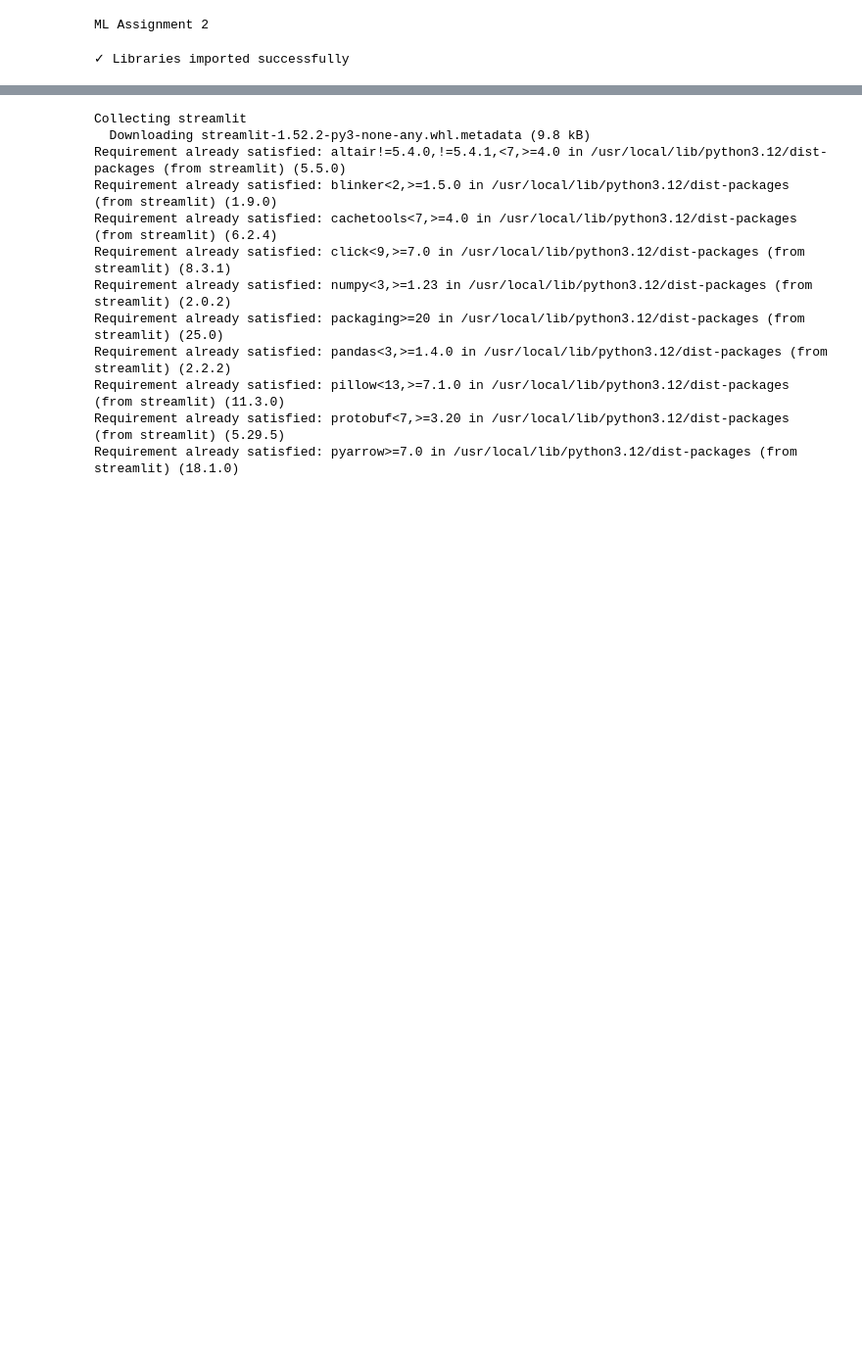
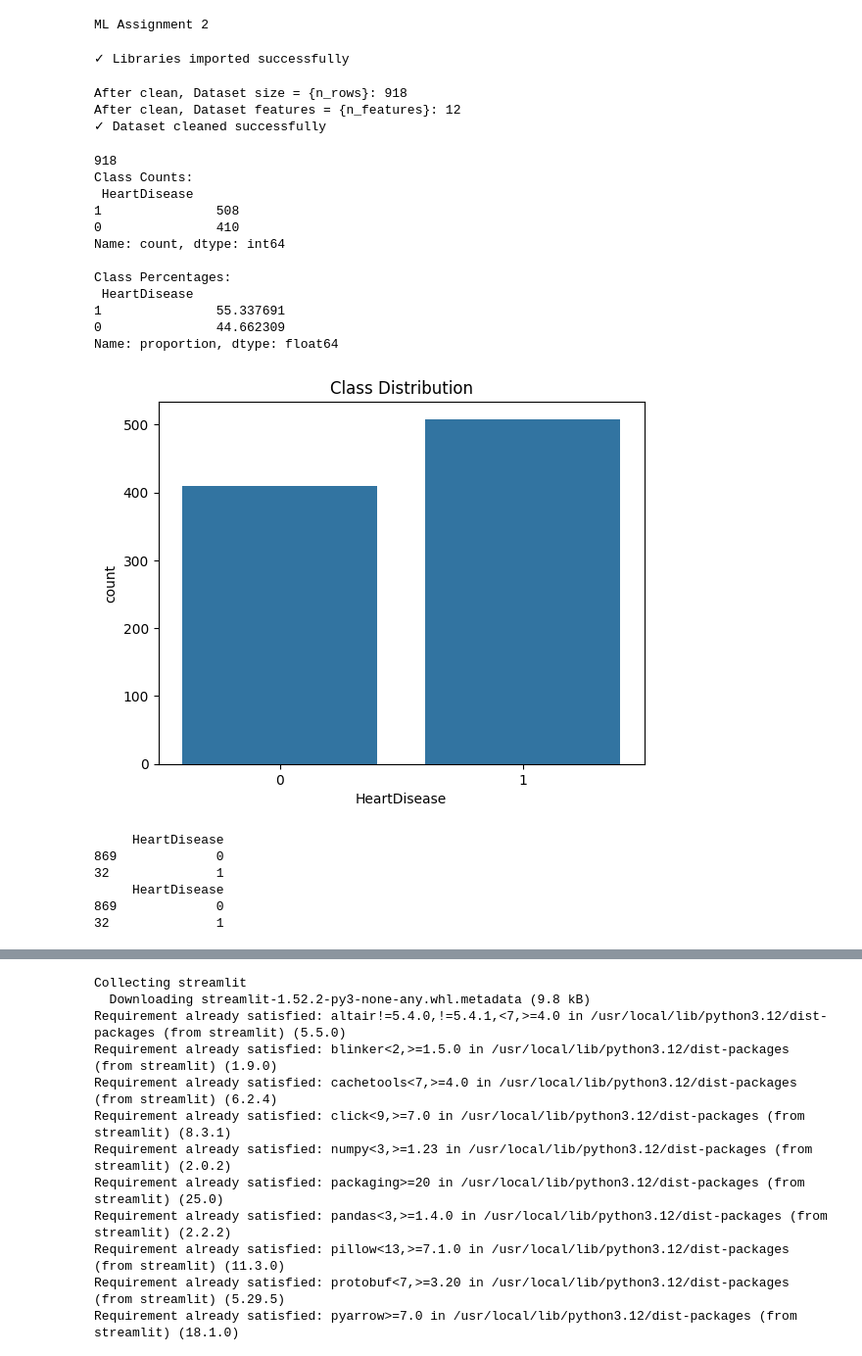
Before and after one commit to 2025ab05031/Sem1_ML_Assignment2, a Jupyter notebook: 2025ab05031_assignment.ipynb, the cells around one changed output, grey strips where cells are left out. Shown at 98% size. Saved outputs shown, nothing was run; the diff lists cells and outputs as text; code cells hidden in the pictures; blank space fills up the shorter version.

```diff
--- a/2025ab05031_assignment.ipynb
+++ b/2025ab05031_assignment.ipynb
@@ -27,7 +27,7 @@ print('✓ Libraries imported successfully')
 # %%
 # TODO: Load your dataset
 # Example: data = pd.read_csv('your_dataset.csv')
-df_stroke_prediction_dataset = pd.read_csv('/content/healthcare-dataset-stroke-data.csv')
+df_stroke_prediction_dataset = pd.read_csv('/content/heart.csv')
 
 # print("Dataset size = {n_rows}:", df_stroke_prediction_dataset.shape[0])      # most common
 # print("Dataset features = {n_features}:", df_stroke_prediction_dataset.shape[1])
@@ -41,6 +41,11 @@ df_stroke_prediction_dataset = df_stroke_prediction_dataset.fillna(0)
 # print("Any NaN:", df_stroke_prediction_dataset.isna().values.any())
 # print(df_stroke_prediction_dataset.describe())
 
-# print("After clean, Dataset size = {n_rows}:", df_stroke_prediction_dataset.shape[0])      # most common
-# print("After clean, Dataset features = {n_features}:", df_stroke_prediction_dataset.shape[1])
-# print("✓ Dataset cleaned successfully")
+print("After clean, Dataset size = {n_rows}:", df_stroke_prediction_dataset.shape[0])      # most common
+print("After clean, Dataset features = {n_features}:", df_stroke_prediction_dataset.shape[1])
+
+print("✓ Dataset cleaned successfully")
+# %% [output]
+After clean, Dataset size = {n_rows}: 918
+After clean, Dataset features = {n_features}: 12
+✓ Dataset cleaned successfully
@@ -47,19 +56,51 @@ df_stroke_prediction_dataset = df_stroke_prediction_dataset.fillna(0)
 # %%
 # TODO: Preprocess your data
 # 1. Separate features (X) and target (y)
 # 2. Handle missing values if any
 # 3. Encode categorical variables
 all_feature_column_names = df_stroke_prediction_dataset.columns
-target_column_names = ['stroke'] # 1 or 0
-drop_columns = ['stroke', 'gender', 'ever_married', 'work_type', 'Residence_type', 'smoking_status']
+target_column_names = ['HeartDisease'] # 1 or 0
+drop_columns = ['Age', 'Sex', 'ChestPainType', 'RestingBP', 'Cholesterol',
+                'FastingBS', 'RestingECG','MaxHR', 'ExerciseAngina',
+                'Oldpeak', 'ST_Slope' ]
+# Age,Sex,ChestPainType,RestingBP,Cholesterol,FastingBS,RestingECG,MaxHR,ExerciseAngina,Oldpeak,ST_Slope,HeartDisease
+print(df_stroke_prediction_dataset['HeartDisease'].count())
+
+
+
+# Assuming 'df' is your DataFrame and 'target' is your column
+# 1. Get Value Counts & Percentages
+class_counts = df_stroke_prediction_dataset[target_column_names].value_counts()
+print("Class Counts:\n", class_counts)
+print("\nClass Percentages:\n", df_stroke_prediction_dataset[target_column_names].value_counts(normalize=True) * 100)
+
+# 2. Visualize with a Count Plot (requires seaborn and matplotlib)
+sns.countplot(x=target_column_names[0], data=df_stroke_prediction_dataset)
+plt.title('Class Distribution')
+plt.show()
+
 
 # Example:
 # X = data.drop('target', axis=1)
 # y = data['target']
 X = df_stroke_prediction_dataset.drop(columns=drop_columns, axis=1)
 y = df_stroke_prediction_dataset[target_column_names]
 # print(X.head(2))
 # print(y.head(2))
+# %% [output]
+918
+Class Counts:
+ HeartDisease
+1               508
+0               410
+Name: count, dtype: int64
+
+Class Percentages:
+ HeartDisease
+1               55.337691
+0               44.662309
+Name: proportion, dtype: float64
+[figure, added]
 # %%
 from sklearn.model_selection import train_test_split
 
@@ -67,8 +108,17 @@ from sklearn.model_selection import train_test_split
 # X, y = ...
 
 X_train, X_test, y_train, y_test = train_test_split(
-    X, y, test_size=0.2, random_state=42, stratify=y
+    X, y, test_size=0.5, random_state=42, stratify=y
 )
+print(X_train.head(2))
+print(y_train.head(2))
+# %% [output]
+     HeartDisease
+869             0
+32              1
+     HeartDisease
+869             0
+32              1
 # %%
 from sklearn.linear_model import LogisticRegression
 from sklearn.tree import DecisionTreeClassifier
```
Also changed, not shown: parts of 2 cells of this notebook.
